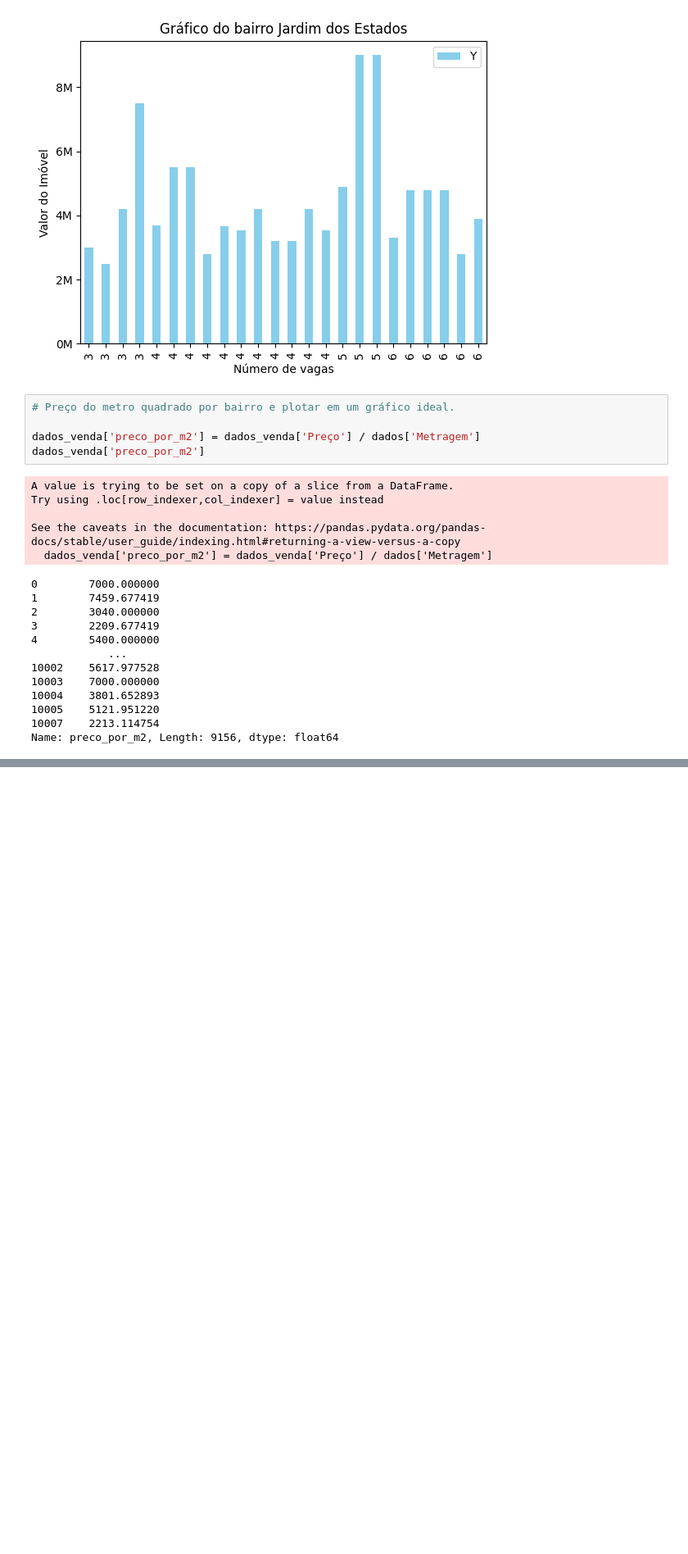
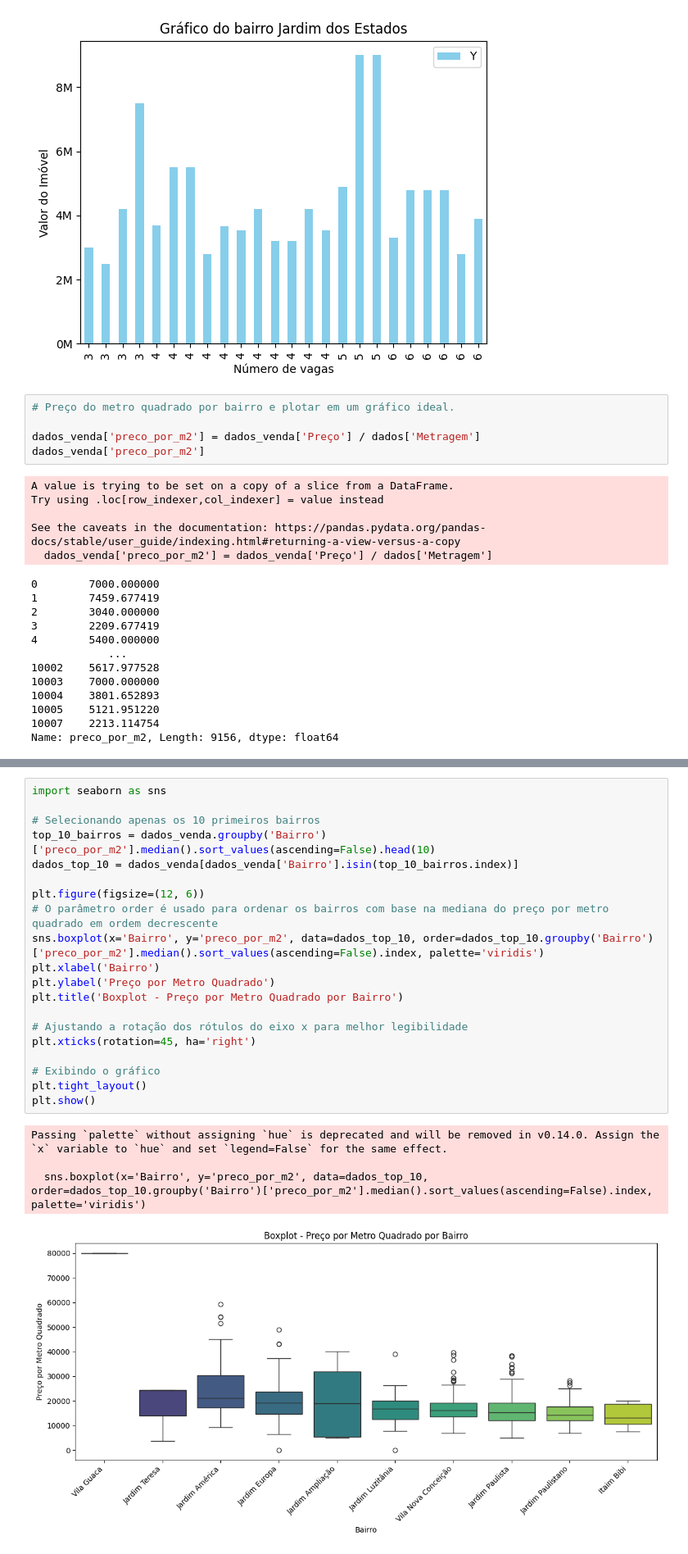
Before and after one commit to lukasfonks/imersao_dados, a Jupyter notebook: imersao_dados_p1.ipynb, the cells around one changed output, grey strips where cells are left out. Shown at 82% size. Cells and saved outputs as stored; diff of their text form; blank space fills up the shorter version.

Commit message:
imersao dados parte 1 e 2

```diff
--- a/imersao_dados_p1.ipynb
+++ b/imersao_dados_p1.ipynb
@@ -319,3 +320,28 @@ plt.tight_layout()
 plt.show()
 # %% [output]
 [figure]
+# %%
+import seaborn as sns
+
+# Selecionando apenas os 10 primeiros bairros
+top_10_bairros = dados_venda.groupby('Bairro')['preco_por_m2'].median().sort_values(ascending=False).head(10)
+dados_top_10 = dados_venda[dados_venda['Bairro'].isin(top_10_bairros.index)]
+
+plt.figure(figsize=(12, 6))
+# O parâmetro order é usado para ordenar os bairros com base na mediana do preço por metro quadrado em ordem decrescente
+sns.boxplot(x='Bairro', y='preco_por_m2', data=dados_top_10, order=dados_top_10.groupby('Bairro')['preco_por_m2'].median().sort_values(ascending=False).index, palette='viridis')
+plt.xlabel('Bairro')
+plt.ylabel('Preço por Metro Quadrado')
+plt.title('Boxplot - Preço por Metro Quadrado por Bairro')
+
+# Ajustando a rotação dos rótulos do eixo x para melhor legibilidade
+plt.xticks(rotation=45, ha='right')
+
+# Exibindo o gráfico
+plt.tight_layout()
+plt.show()
+# %% [output]
+Passing `palette` without assigning `hue` is deprecated and will be removed in v0.14.0. Assign the `x` variable to `hue` and set `legend=False` for the same effect.
+
+  sns.boxplot(x='Bairro', y='preco_por_m2', data=dados_top_10, order=dados_top_10.groupby('Bairro')['preco_por_m2'].median().sort_values(ascending=False).index, palette='viridis')
+[figure, added]
```
Also changed, not shown: parts of 1 cell of this notebook.
